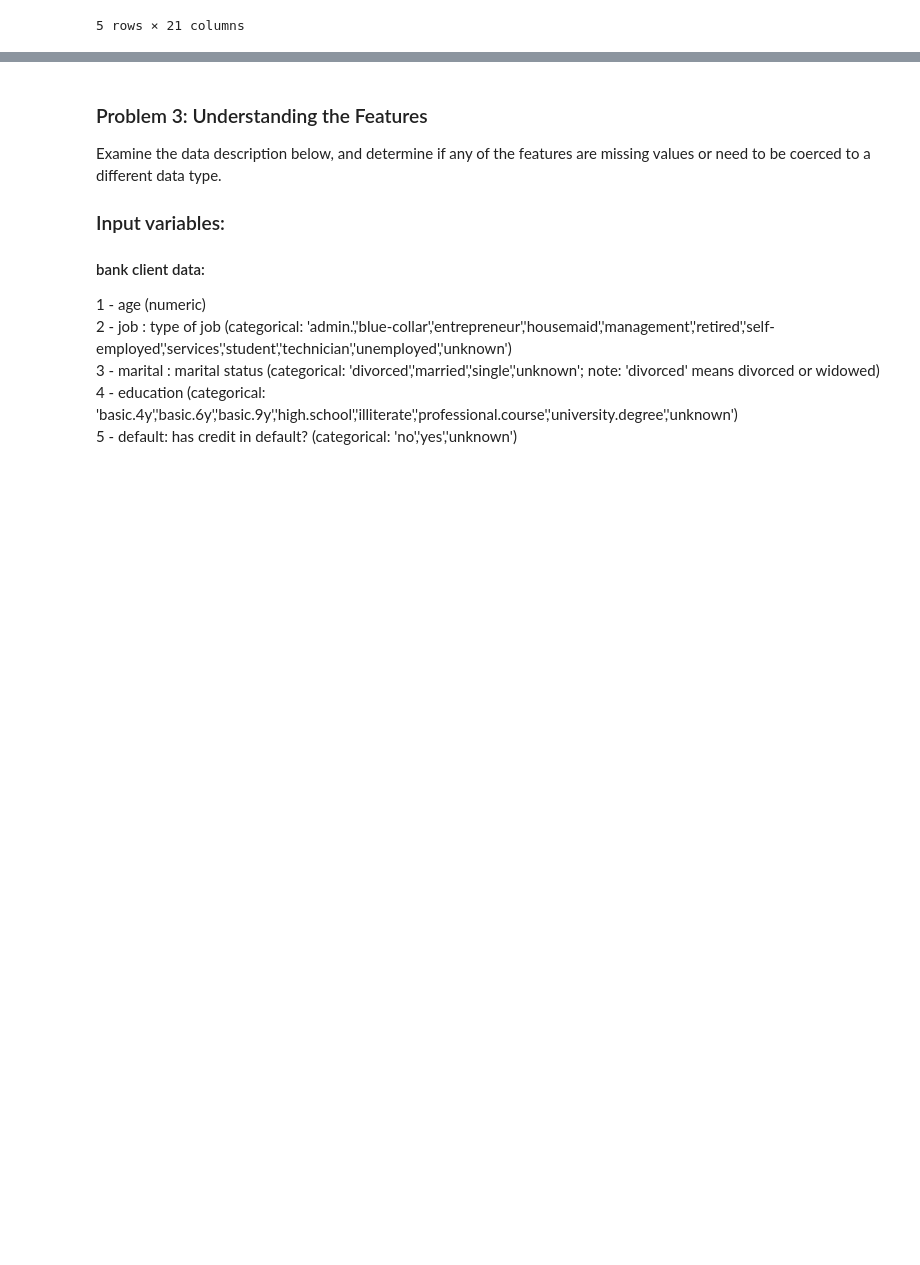
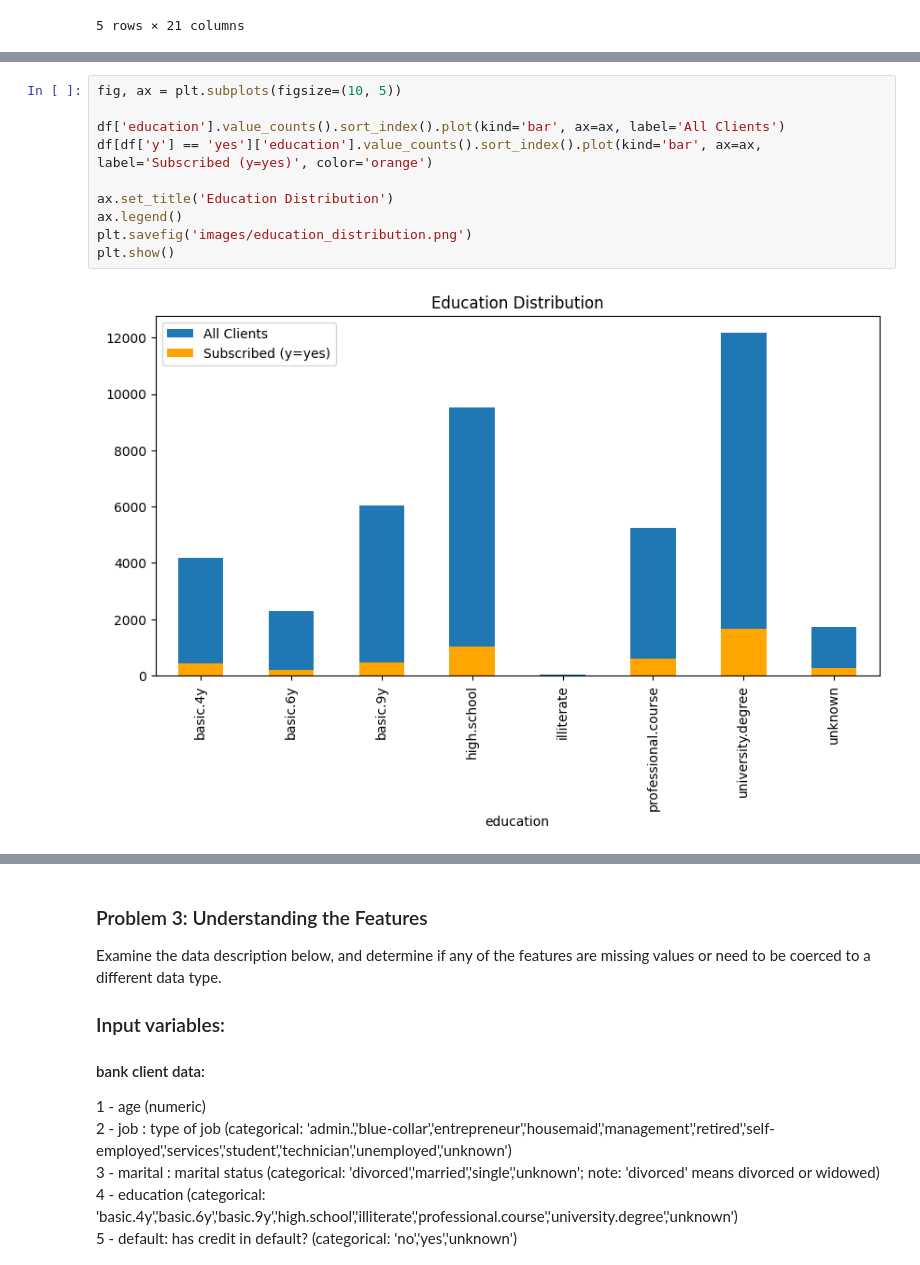
Before and after one commit to coconut808/ML-AI, a Jupyter notebook: Assignment_17.1/prompt_III.ipynb, the cells around one changed output, grey strips where cells are left out. Drawn from its saved outputs; the diff is of its cells as text; blank space fills up the shorter version.

```diff
--- a/Assignment_17.1/prompt_III.ipynb
+++ b/Assignment_17.1/prompt_III.ipynb
@@ -54,0 +77,12 @@ df.head()
+# %%
+fig, ax = plt.subplots(figsize=(10, 5))
+
+df['education'].value_counts().sort_index().plot(kind='bar', ax=ax, label='All Clients')
+df[df['y'] == 'yes']['education'].value_counts().sort_index().plot(kind='bar', ax=ax, label='Subscribed (y=yes)', color='orange')
+
+ax.set_title('Education Distribution')
+ax.legend()
+plt.savefig('images/education_distribution.png')
+plt.show()
+# %% [output]
+[figure, added]
```
Also changed, not shown: parts of 5 cells of this notebook, 1 other file.
